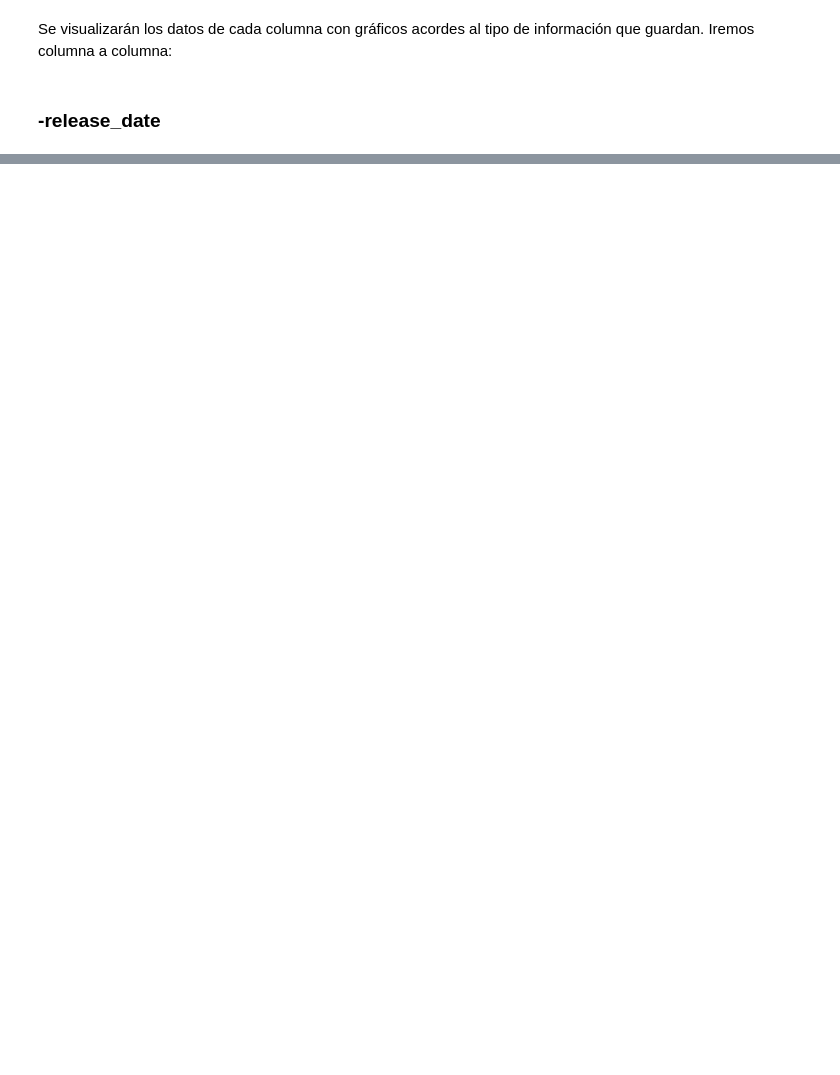
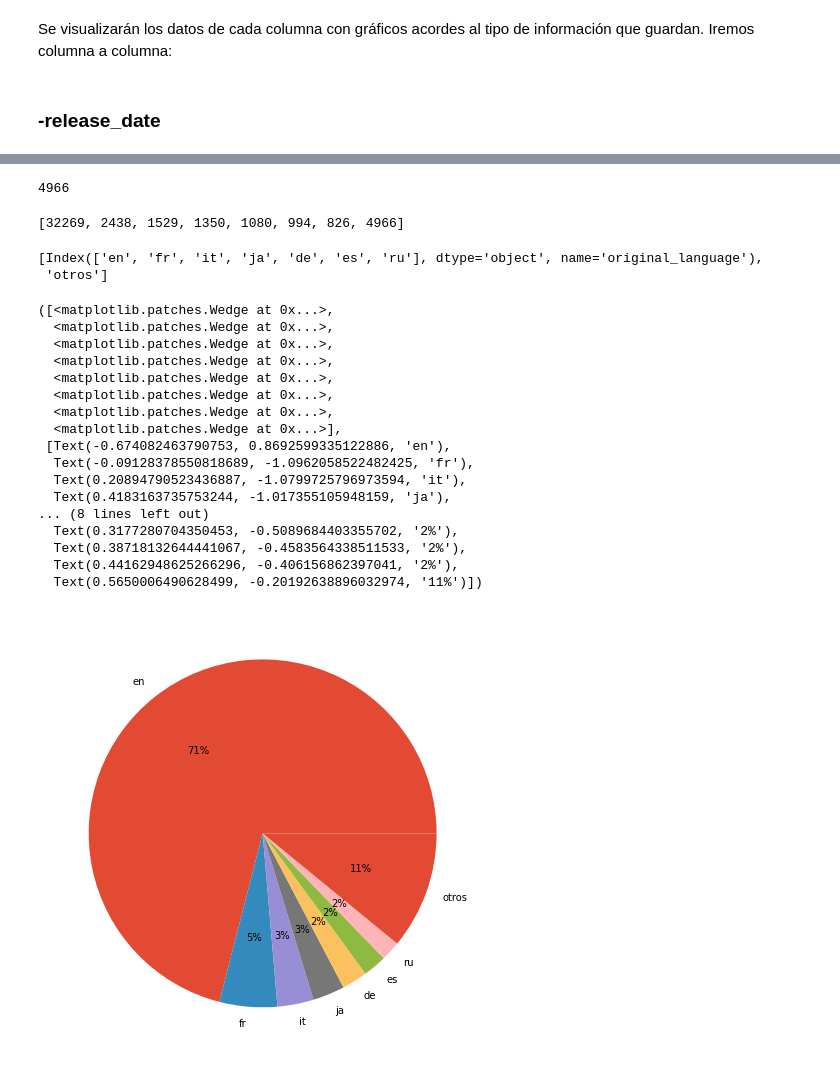
Before and after one commit to JaunIgciona/DataBootcamp_Nov2020, a Jupyter notebook: 4. Proyectos/EDA project/notebooks/data_exploration.ipynb, the cells around one changed output, grey strips where cells are left out. Drawn from its saved outputs; the diff is of its cells as text; code cells hidden in the pictures; blank space fills up the shorter version.

```diff
--- a/4. Proyectos/EDA project/notebooks/data_exploration.ipynb
+++ b/4. Proyectos/EDA project/notebooks/data_exploration.ipynb
@@ -44,0 +149,3 @@ Se visualizarán los datos de cada columna con gráficos acordes al tipo de info
+# %%
+lan_cunt = movies_df.groupby('original_language').original_language.count().sort_values(ascending=False)
+lan_cunt.head(6)
@@ -44,0 +161,43 @@ Se visualizarán los datos de cada columna con gráficos acordes al tipo de info
+# %%
+lan_num[1]
+# %% [output]
+4966
+# %%
+lan_num
+# %% [output]
+[32269, 2438, 1529, 1350, 1080, 994, 826, 4966]
+# %%
+lan
+# %% [output]
+[Index(['en', 'fr', 'it', 'ja', 'de', 'es', 'ru'], dtype='object', name='original_language'),
+ 'otros']
+# %%
+plt.figure(figsize=(8,8))
+
+plt.style.use('ggplot')
+
+rest = lan_cunt.values[7:].sum()
+lan_num = list(lan_cunt.values[:7]) + [rest]
+lan = list(lan_cunt.index[:7]) + ['otros']
+
+
+plt.pie(lan_num, labels=lan, autopct='%1.0f%%')
+# %% [output]
+([<matplotlib.patches.Wedge at 0x...>,
+  <matplotlib.patches.Wedge at 0x...>,
+  <matplotlib.patches.Wedge at 0x...>,
+  <matplotlib.patches.Wedge at 0x...>,
+  <matplotlib.patches.Wedge at 0x...>,
+  <matplotlib.patches.Wedge at 0x...>,
+  <matplotlib.patches.Wedge at 0x...>,
+  <matplotlib.patches.Wedge at 0x...>],
+ [Text(-0.674082463790753, 0.8692599335122886, 'en'),
+  Text(-0.09128378550818689, -1.0962058522482425, 'fr'),
+  Text(0.20894790523436887, -1.0799725796973594, 'it'),
+  Text(0.4183163735753244, -1.017355105948159, 'ja'),
+... (8 lines left out)
+  Text(0.3177280704350453, -0.5089684403355702, '2%'),
+  Text(0.38718132644441067, -0.4583564338511533, '2%'),
+  Text(0.44162948625266296, -0.406156862397041, '2%'),
+  Text(0.5650006490628499, -0.20192638896032974, '11%')])
+[figure, added]
```
Also changed, not shown: parts of 22 cells of this notebook, 2 other files.
